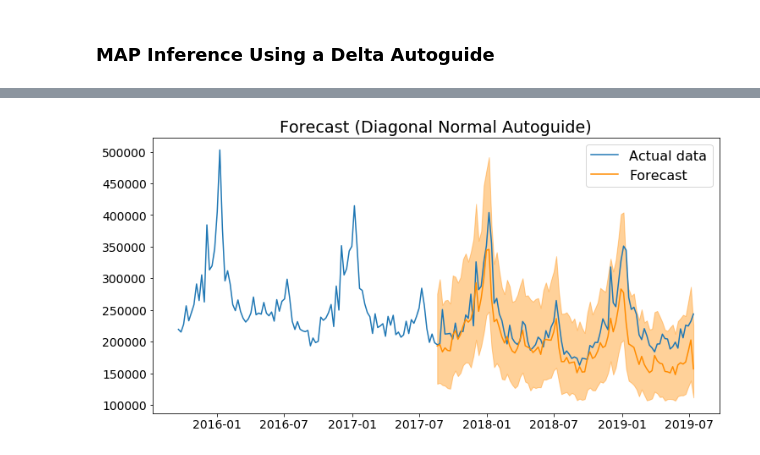
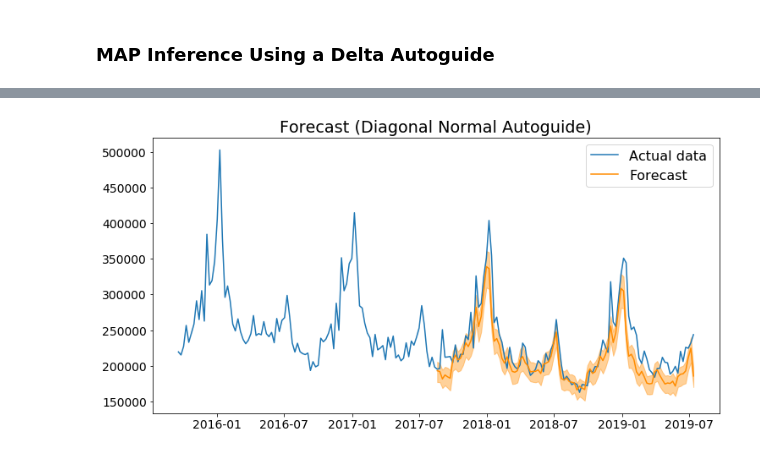
Before and after one commit to pyro-ppl/sandbox, a Jupyter notebook: 2019-08-time-series/part_ii_inference.ipynb, the cells around one changed output, grey strips where cells are left out. Cells and saved outputs as stored; diff of their text form; code cells hidden in the pictures.

```diff
--- a/2019-08-time-series/part_ii_inference.ipynb
+++ b/2019-08-time-series/part_ii_inference.ipynb
@@ -152,7 +199,7 @@ ax.set(title='Weekly Claims (first 2 years)', xlabel='date', ylabel='initial cla
 def model_sgt(y):
     slope = pyro.param('slope', torch.tensor(1.))
     intercept = pyro.param('intercept', torch.tensor(13.))
-    seasonality = pyro.param('seasonality', torch.ones(52))
+    seasonality = pyro.param('seasonality', torch.zeros(52))
     seasonality = seasonality - seasonality.mean()
     N = len(y)
     with pyro.plate('N', N) as t:
@@ -165,7 +215,8 @@ def model_sgt(y):
 opt = optim.Adam({'lr': 0.08})
 pyro.clear_param_store()
 pyro.set_rng_seed(1)
-svi = SVI(model_sgt, lambda x: None, opt, loss=Trace_ELBO())
+empty_guide = lambda x: None
+svi = SVI(model_sgt, empty_guide, opt, loss=Trace_ELBO())
 
 for i in range(3000):
     loss = svi.step(y_train)
@@ -259,15 +331,16 @@ plt.legend();
 # %%
 %%time
 
-opt = optim.Adam({'lr': 0.1})
+from pyro.contrib.autoguide import *
+
+opt = optim.Adam({'lr': 0.05})
 pyro.clear_param_store()
-pyro.set_rng_seed(1)
+pyro.set_rng_seed(2)
 
 model = poutine.condition(prob_sgt, {'y': y_train[1:]})
 guide_delta = AutoDelta(model)
 guide_delta(N_train-1, x=0, y=y_train[0])
 svi = SVI(model, guide_delta, opt, loss=Trace_ELBO())
-#pyro.param('auto_scale').fill_(-10.)
 
 for i in range(5000):
     loss = svi.step(N_train-1, x=0, y=y_train[0])
@@ -305,0 +395,16 @@ pyro.get_param_store().get_state()
+# %%
+@torch.no_grad()
+def get_predictive_samples(model, *args,
+                           guide,
+                           num_samples=500,
+                           quantiles=[0.1, 0.5, 0.9]):
+    preds = defaultdict(list)
+    for i in range(num_samples):
+        guide_trace = poutine.trace(guide).get_trace(*args)
+        replay_model = poutine.replay(model, guide_trace)
+        model_trace = poutine.trace(replay_model).get_trace(*args)
+        preds['slope_sd'].append(model_trace.nodes['slope']['value'].detach())
+        preds['slope'].append(model_trace.nodes['slope']['value'].detach())
+        preds['obs_sd'].append(model_trace.nodes['obs_sd']['value'].detach())
+        preds['y'].append(model_trace.nodes['y']['value'].detach())
+    return {k: torch.stack(v) for k, v in preds.items()}
@@ -359,12 +486,14 @@ Wall time: 18.4 s
 # %%
-pred_p10, pred_p50, pred_p90 = get_predictive_quantiles(prob_sgt, N_test, N_train-1, y[N_train-1],
-                                                        guide=guide_diagnormal)
+forecast_diagnormal = get_predictive_samples(prob_sgt, N_test, N_train-1, y[N_train-1],
+                                             guide=guide_diagnormal)
+p10, p50, p90 = [forecast_diagnormal['y'].kthvalue(int(q * (N_train-1)), dim=0)[0]
+                 for q in quantiles]
 plt.plot(time_range[-200:], y[-200:], label='Actual data')
-plt.plot(time_range[N_train:N_train+N_test], pred_p50, label='Forecast',
+plt.plot(time_range[N_train:N_train+N_test], p50, label='Forecast',
          color='darkorange')
-plt.fill_between(time_range[398:len(y)], pred_p10, pred_p90, alpha=0.4,
+plt.fill_between(time_range[N_train:N_train+N_test], p10, p90, alpha=0.4,
                  color='darkorange')
 plt.title('Forecast (Diagonal Normal Autoguide)')
 plt.legend();
 # %% [output]
-[figure, old version]
+[figure, new version]
```
Also changed, not shown: parts of 72 cells of this notebook, 2 other files.
